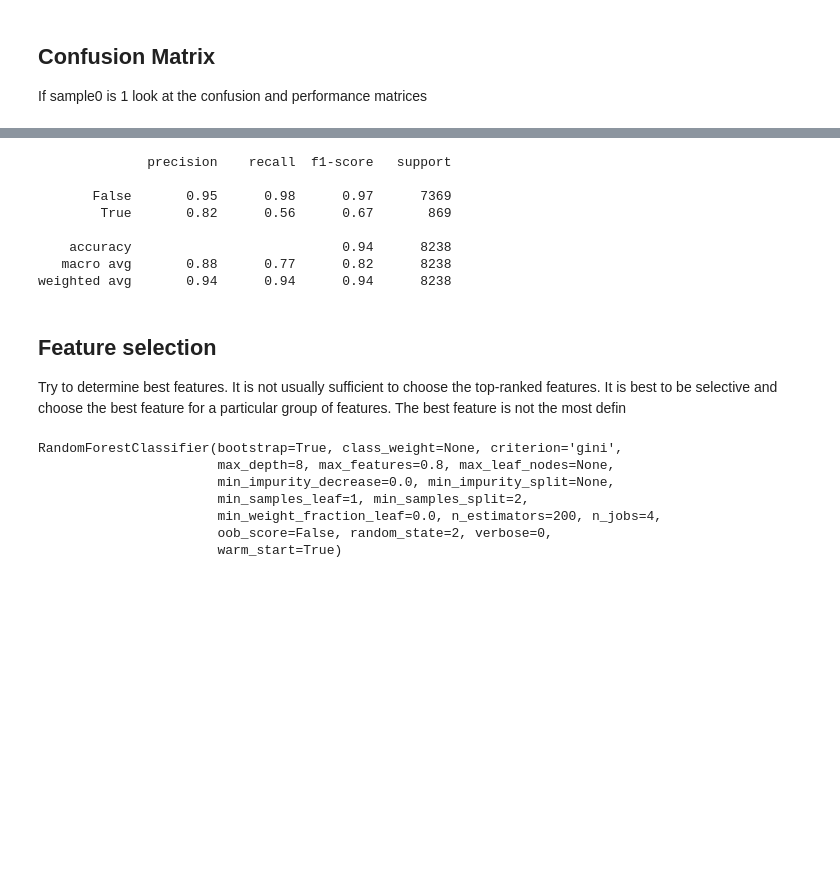
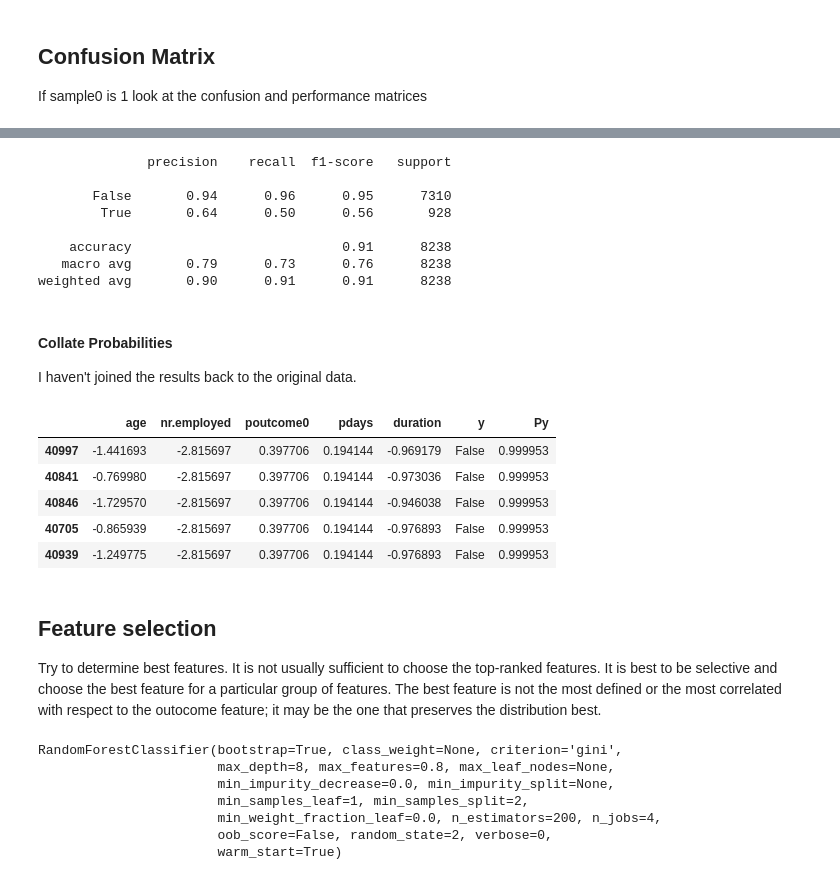
Before and after one commit to eepgwde/pyeg0, a Jupyter notebook: fca/fca2.ipynb, the cells around one changed output, grey strips where cells are left out. Cells and saved outputs as stored; diff of their text form; code cells hidden in the pictures; blank space fills up the shorter version.

```diff
--- a/fca/fca2.ipynb
+++ b/fca/fca2.ipynb
@@ -194,6 +194,8 @@ idxs = X['nr.employed'] < -0.5
 sum(idxs.values) / len(idxs.values)
 # %% [output]
 0.3277168107215694
+# %%
+idxs = ~idxs
 # %%
 X = X[idxs]
 y = y[idxs]
@@ -238,8 +240,8 @@ Index(['age', 'marital', 'default', 'housing', 'loan', 'duration', 'pdays',
 ### Case 4: Just 5 features
 # %%
 p1 = ['age', 'job', 'marital', 'education', 'default']
-p1 = ['age', 'nr.employed', 'poutcome0', 'pdays', 'duration']
 p1 = ['age', 'nr.employed', 'poutcome0', 'pdays', 'default']
+p1 = ['age', 'nr.employed', 'poutcome', 'pdays', 'duration']
 X = X[p1]
 
 X.columns
@@ -352,0 +349,4 @@ perf0(X_train, y_train)
+# %%
+clf = clf.fit(X_train, y_train)
+
+perf0(X_train, y_train)
@@ -364,16 +367,35 @@ print(metrics.classification_report(y_test, clf.predict(X_test)))
 # %% [output]
               precision    recall  f1-score   support
 
-       False       0.95      0.98      0.97      7369
-        True       0.82      0.56      0.67       869
+       False       0.94      0.96      0.95      7310
+        True       0.64      0.50      0.56       928
 
-    accuracy                           0.94      8238
-   macro avg       0.88      0.77      0.82      8238
-weighted avg       0.94      0.94      0.94      8238
+    accuracy                           0.91      8238
+   macro avg       0.79      0.73      0.76      8238
+weighted avg       0.90      0.91      0.91      8238
+# %% [markdown]
+#### Collate Probabilities
+
+I haven't joined the results back to the original data.
+# %%
+y_p = clf.predict_proba(X_train)
+
+R = X_train.copy(deep=True)
+R['y'] = y
+R['Py'] = y_p[:, 0]
+R = R.sort_values(by='Py', ascending=False)
+R.head()
+# %% [output]
+|  | age | nr.employed | poutcome0 | pdays | duration | y | Py |
+| 40997 | -1.441693 | -2.815697 | 0.397706 | 0.194144 | -0.969179 | False | 0.999953 |
+| 40841 | -0.769980 | -2.815697 | 0.397706 | 0.194144 | -0.973036 | False | 0.999953 |
+| 40846 | -1.729570 | -2.815697 | 0.397706 | 0.194144 | -0.946038 | False | 0.999953 |
+| 40705 | -0.865939 | -2.815697 | 0.397706 | 0.194144 | -0.976893 | False | 0.999953 |
+| 40939 | -1.249775 | -2.815697 | 0.397706 | 0.194144 | -0.976893 | False | 0.999953 |
 # %% [markdown]
 ## Feature selection
 
-Try to determine best features. It is not usually sufficient to choose the top-ranked features. It is best to be selective and choose the best feature for a particular group of features. The best feature is not the most defin
+Try to determine best features. It is not usually sufficient to choose the top-ranked features. It is best to be selective and choose the best feature for a particular group of features. The best feature is not the most defined or the most correlated with respect to the outocome feature; it may be the one that preserves the distribution best.
 # %%
 clf # remind ourselves which classifier we're using.
 # %% [output]
```
Also changed, not shown: parts of 12 cells of this notebook, 4 other files.
